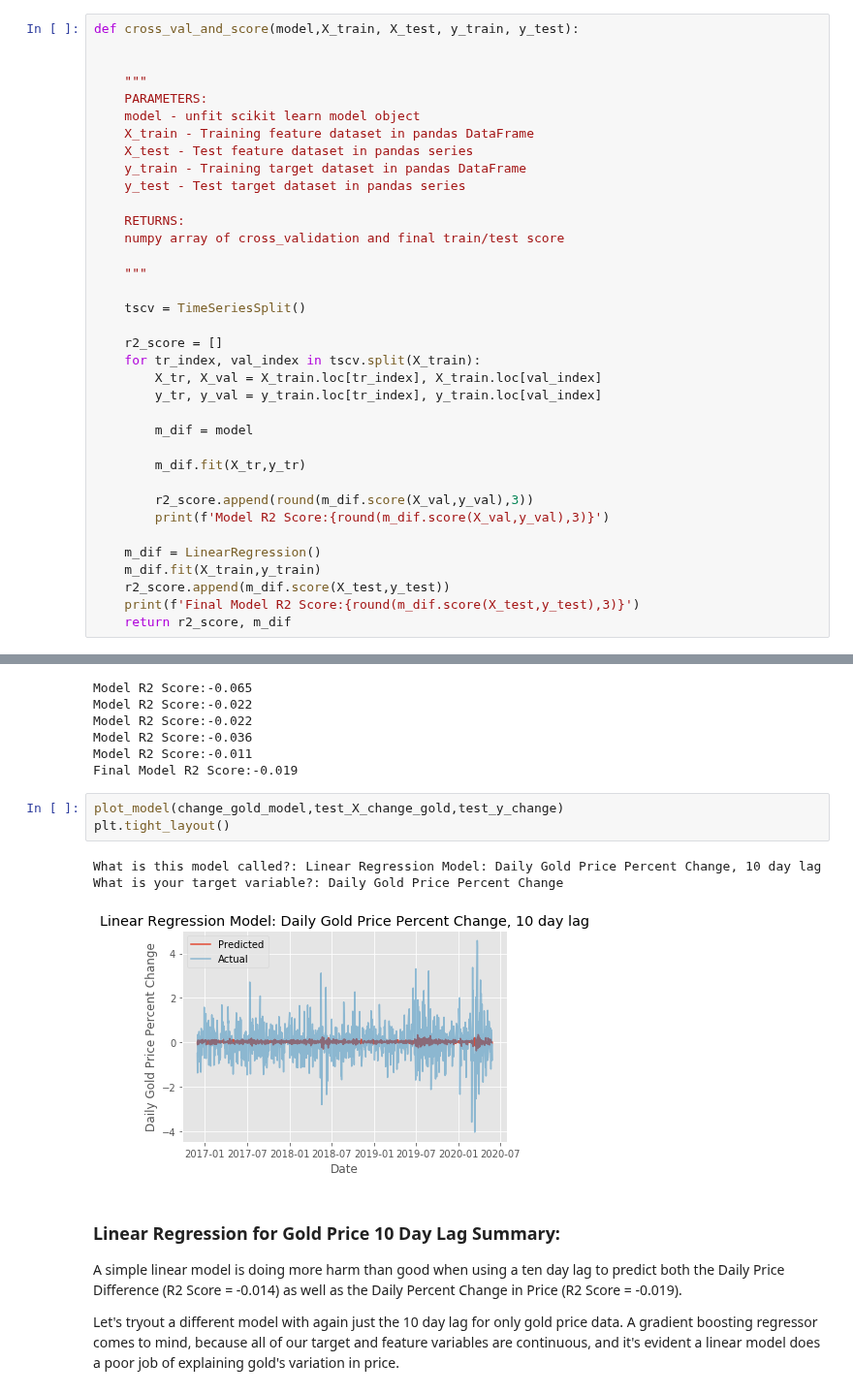
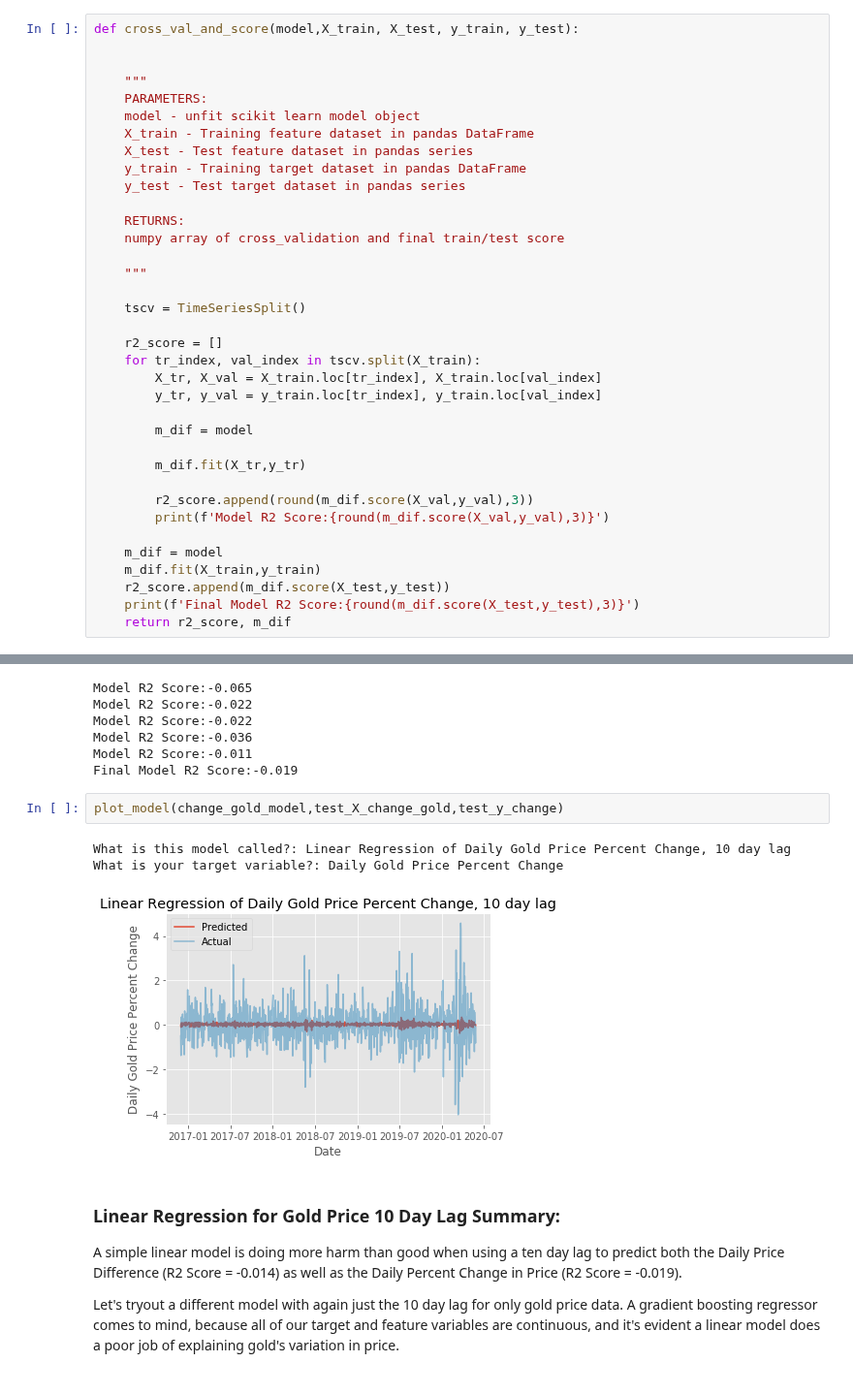
Before and after one commit to jangelchik/interest_equities_gold, a Jupyter notebook: visuals_and_modeling.ipynb, the cells around one changed output, grey strips where cells are left out. Shown at 97% size. Cells and saved outputs as stored; diff of their text form.

```diff
--- a/visuals_and_modeling.ipynb
+++ b/visuals_and_modeling.ipynb
@@ -327,7 +327,7 @@ def cross_val_and_score(model,X_train, X_test, y_train, y_test):
         r2_score.append(round(m_dif.score(X_val,y_val),3))
         print(f'Model R2 Score:{round(m_dif.score(X_val,y_val),3)}')
 
-    m_dif = LinearRegression()
+    m_dif = model
     m_dif.fit(X_train,y_train)
     r2_score.append(m_dif.score(X_test,y_test))
     print(f'Final Model R2 Score:{round(m_dif.score(X_test,y_test),3)}')
@@ -393,11 +392,10 @@ Model R2 Score:-0.011
 Final Model R2 Score:-0.019
 # %%
 plot_model(change_gold_model,test_X_change_gold,test_y_change)
-plt.tight_layout()
 # %% [output]
-What is this model called?: Linear Regression Model: Daily Gold Price Percent Change, 10 day lag
+What is this model called?: Linear Regression of Daily Gold Price Percent Change, 10 day lag
 What is your target variable?: Daily Gold Price Percent Change
-[figure, old version]
+[figure, new version]
 # %% [markdown]
 ### Linear Regression for Gold Price 10 Day Lag Summary:
 A simple linear model is doing more harm than good when using a ten day lag to predict both the Daily Price Difference (R2 Score = -0.014) as well as the Daily Percent Change in Price (R2 Score = -0.019).
```
Also changed, not shown: parts of 11 cells of this notebook, 1 other file.
